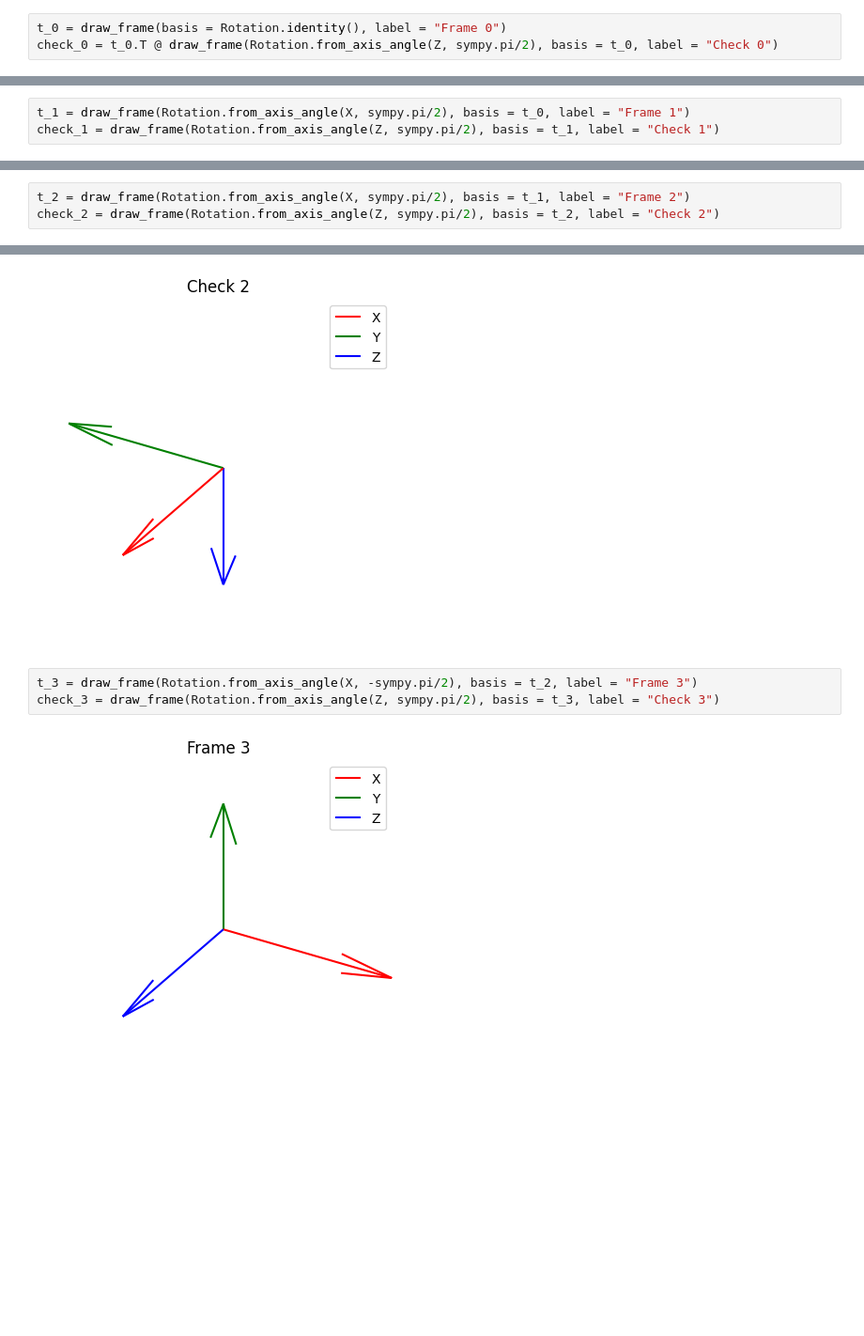
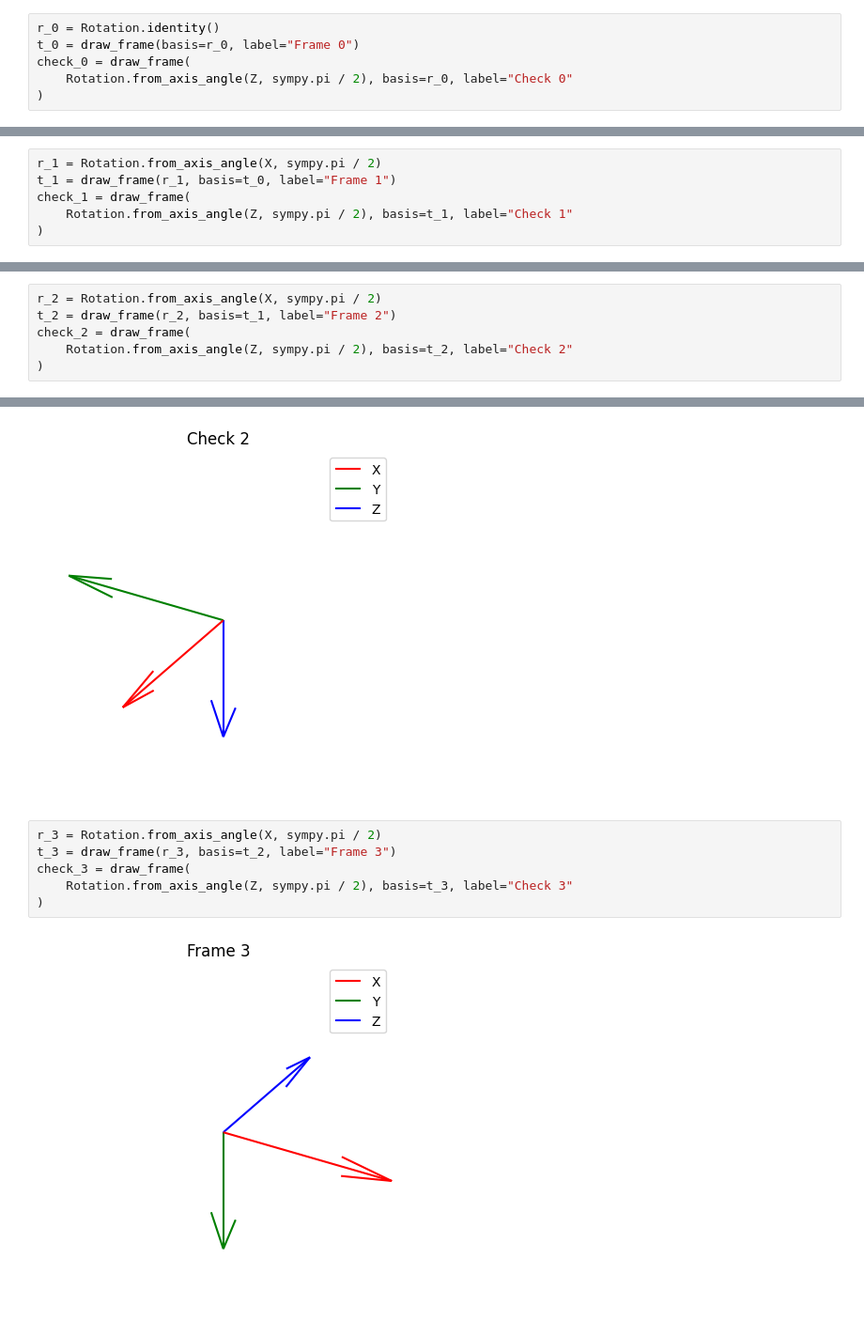
Before and after one commit to Haislich/robotic, a Jupyter notebook: exams/midterm_15-11-2023.ipynb, the cells around one changed output, grey strips where cells are left out. Shown: that part at 94% size. Drawn from its saved outputs; the diff is of its cells as text; blank space fills up the shorter version.

```diff
--- a/exams/midterm_15-11-2023.ipynb
+++ b/exams/midterm_15-11-2023.ipynb
@@ -83,23 +116,35 @@ $\displaystyle \theta = 1.06171825048799$
 # %%
-t_0 = draw_frame(basis = Rotation.identity(), label = "Frame 0")
-check_0 = t_0.T @ draw_frame(Rotation.from_axis_angle(Z, sympy.pi/2), basis = t_0, label = "Check 0")
+r_0 = Rotation.identity()
+t_0 = draw_frame(basis=r_0, label="Frame 0")
+check_0 = draw_frame(
+    Rotation.from_axis_angle(Z, sympy.pi / 2), basis=r_0, label="Check 0"
+)
 # %% [output]
 [figure]
 [figure]
 # %%
-t_1 = draw_frame(Rotation.from_axis_angle(X, sympy.pi/2), basis = t_0, label = "Frame 1")
-check_1 = draw_frame(Rotation.from_axis_angle(Z, sympy.pi/2), basis = t_1, label = "Check 1")
+r_1 = Rotation.from_axis_angle(X, sympy.pi / 2)
+t_1 = draw_frame(r_1, basis=t_0, label="Frame 1")
+check_1 = draw_frame(
+    Rotation.from_axis_angle(Z, sympy.pi / 2), basis=t_1, label="Check 1"
+)
 # %% [output]
 [figure]
 [figure]
 # %%
-t_2 = draw_frame(Rotation.from_axis_angle(X, sympy.pi/2), basis = t_1, label = "Frame 2")
-check_2 = draw_frame(Rotation.from_axis_angle(Z, sympy.pi/2), basis = t_2, label = "Check 2")
+r_2 = Rotation.from_axis_angle(X, sympy.pi / 2)
+t_2 = draw_frame(r_2, basis=t_1, label="Frame 2")
+check_2 = draw_frame(
+    Rotation.from_axis_angle(Z, sympy.pi / 2), basis=t_2, label="Check 2"
+)
 # %% [output]
 [figure]
 [figure]
 # %%
-t_3 = draw_frame(Rotation.from_axis_angle(X, -sympy.pi/2), basis = t_2, label = "Frame 3")
-check_3 = draw_frame(Rotation.from_axis_angle(Z, sympy.pi/2), basis = t_3, label = "Check 3")
+r_3 = Rotation.from_axis_angle(X, sympy.pi / 2)
+t_3 = draw_frame(r_3, basis=t_2, label="Frame 3")
+check_3 = draw_frame(
+    Rotation.from_axis_angle(Z, sympy.pi / 2), basis=t_3, label="Check 3"
+)
 # %% [output]
-[figure, old version]
+[figure, new version]
```
Also changed, not shown: parts of 21 cells of this notebook, 1 other file.
